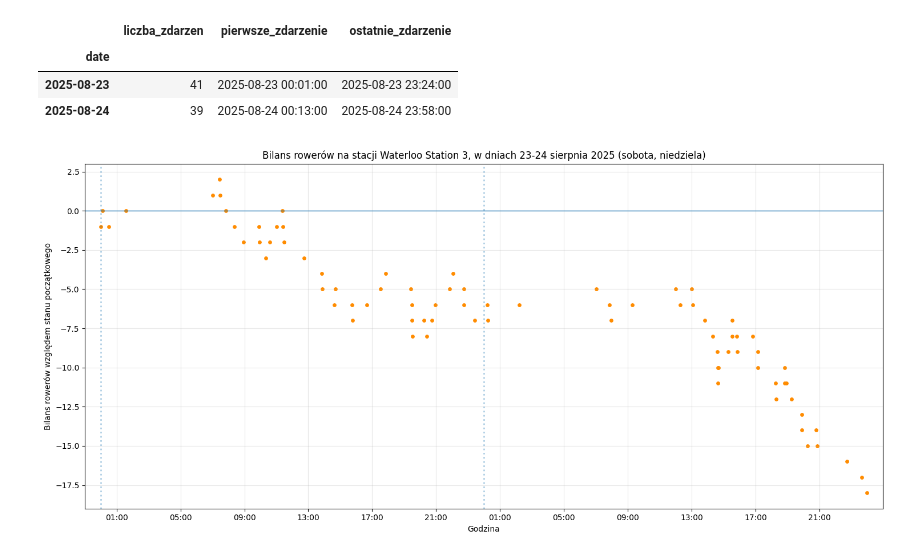
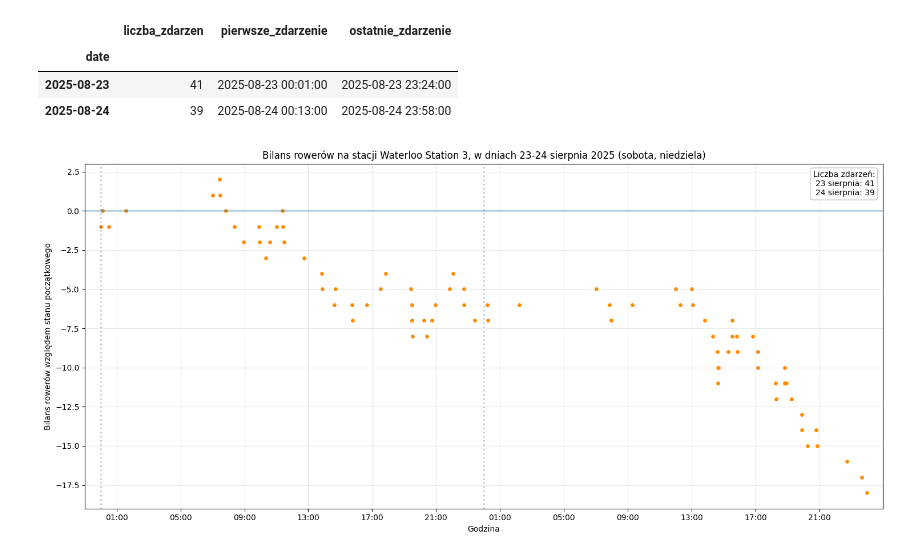
Before and after one commit to ArturWerys/london-bike-network-analysis, a Jupyter notebook: 01_data_preparation.ipynb, the cells around one changed output. Saved outputs shown, nothing was run; the diff lists cells and outputs as text; code cells hidden in the pictures.

```diff
--- a/01_data_preparation.ipynb
+++ b/01_data_preparation.ipynb
@@ -773,6 +802,25 @@ weekend_events.groupby(weekend_events["date"].dt.date).agg(
 | 2025-08-23 | 41 | 2025-08-23 00:01:00 | 2025-08-23 23:24:00 |
 | 2025-08-24 | 39 | 2025-08-24 00:13:00 | 2025-08-24 23:58:00 |
 # %%
+months_pl = {
+    1: "stycznia",
+    2: "lutego",
+    3: "marca",
+    4: "kwietnia",
+    5: "maja",
+    6: "czerwca",
+    7: "lipca",
+    8: "sierpnia",
+    9: "września",
+    10: "października",
+    11: "listopada",
+    12: "grudnia"
+}
+
+def format_day_month(day):
+    date = pd.to_datetime(day)
+    return f"{date.day} {months_pl[date.month]}"
+
 weekend_label = ", ".join(
     days_pl[pd.to_datetime(day).day_name()] for day in selected_weekend
 )
@@ -781,6 +829,18 @@ x_start = weekend_events["date"].min()
 x_end = weekend_events["date"].max()
 
 midnights = pd.to_datetime(selected_weekend)
+
+events_per_day = (
+    weekend_events
+    .groupby(weekend_events["date"].dt.date)
+    .size()
+)
+
+events_legend_lines = [
+    f"{format_day_month(day)}: "
+    f"{int(events_per_day.get(pd.to_datetime(day).date(), 0))}"
+    for day in selected_weekend
+]
 
 plt.figure(figsize=(15, 7))
 
@@ -793,31 +853,47 @@ plt.scatter(
 
 plt.axhline(0, linewidth=1)
 
 plt.xlim(
     x_start - pd.Timedelta(hours=1),
     x_end + pd.Timedelta(hours=1)
 )
 
 for midnight in midnights:
     plt.axvline(
         midnight,
         linestyle=":",
         linewidth=2,
         alpha=0.35
     )
 
+ax = plt.gca()
+ax.text(
+    0.99,
+    0.98,
+    "Liczba zdarzeń:\n" + "\n".join(events_legend_lines),
+    transform=ax.transAxes,
+    ha="right",
+    va="top",
+    bbox=dict(
+        boxstyle="round,pad=0.35",
+        facecolor="white",
+        edgecolor="0.75",
+        alpha=0.9
+    )
+)
+
 plt.xlabel("Godzina")
 plt.ylabel("Bilans rowerów względem stanu początkowego")
 plt.title(
     f"Bilans rowerów na stacji {station_name_clean}, "
     f"w dniach {date_label} ({weekend_label})"
 )
 
 plt.gca().xaxis.set_major_formatter(mdates.DateFormatter("%H:%M"))
 plt.gca().xaxis.set_major_locator(mdates.HourLocator(interval=4))
 
 plt.grid(True, alpha=0.3)
 plt.tight_layout()
 plt.show()
 # %% [output]
-[figure, old version]
+[figure, new version]
```
Also changed, not shown: parts of 3 cells of this notebook, 5 other files.
